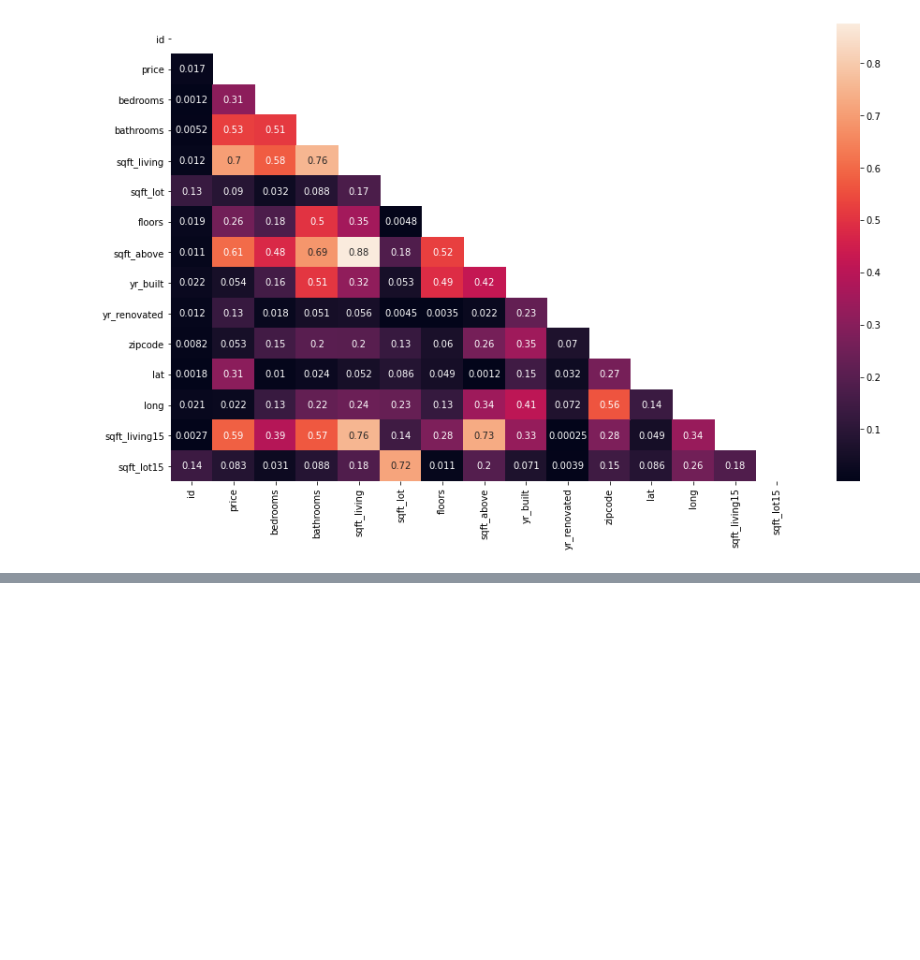
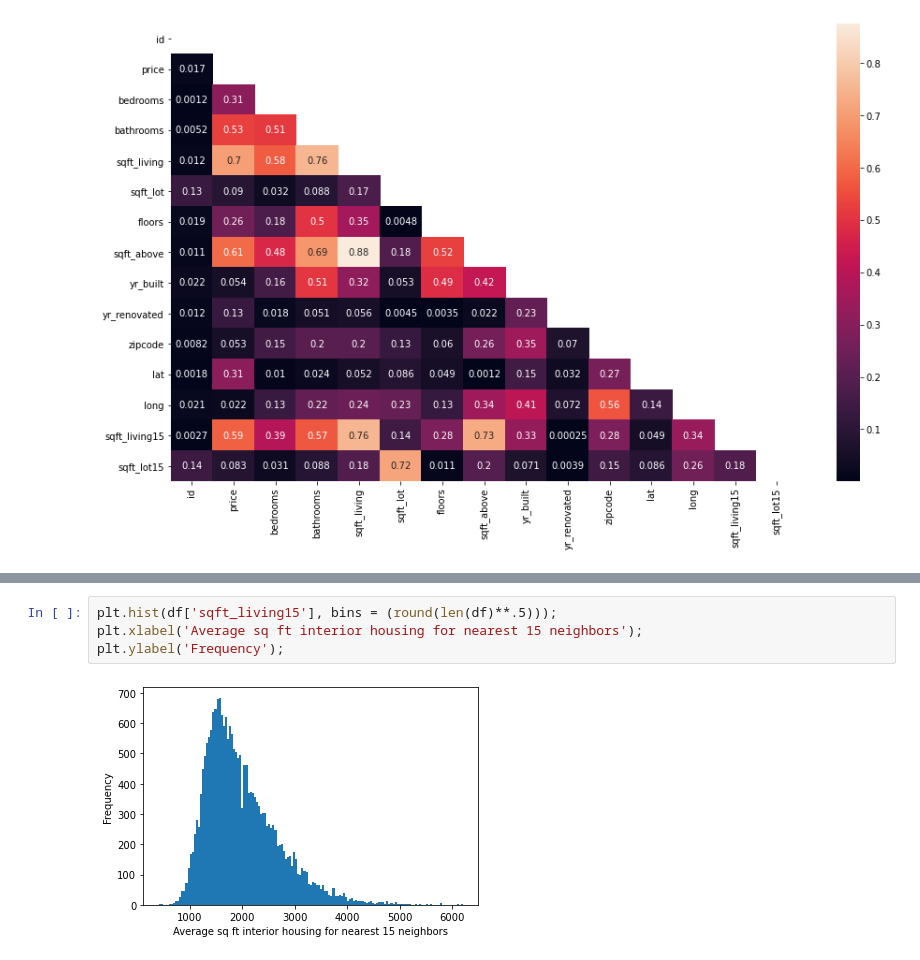
Before and after one commit to kyongminso/phase_2_project, a Jupyter notebook: Kyongmin.ipynb, the cells around one changed output, grey strips where cells are left out. Drawn from its saved outputs; the diff is of its cells as text; blank space fills up the shorter version.

```diff
--- a/Kyongmin.ipynb
+++ b/Kyongmin.ipynb
@@ -73,0 +159,6 @@ plt.hist(np.log(df['sqft_living']), bins = (round(len(df)**.5)));
+# %%
+plt.hist(df['sqft_living15'], bins = (round(len(df)**.5)));
+plt.xlabel('Average sq ft interior housing for nearest 15 neighbors');
+plt.ylabel('Frequency');
+# %% [output]
+[figure, added]
```
Also changed, not shown: parts of 18 cells of this notebook.
